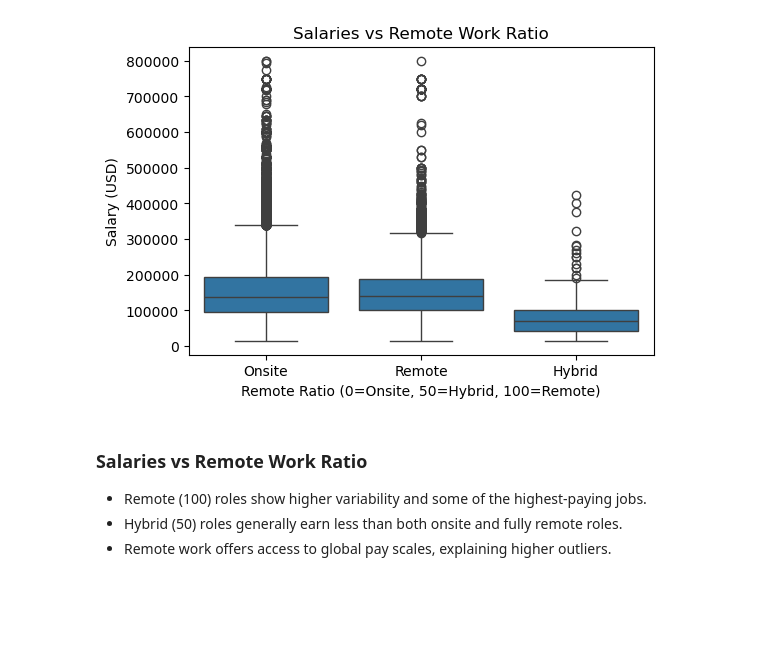
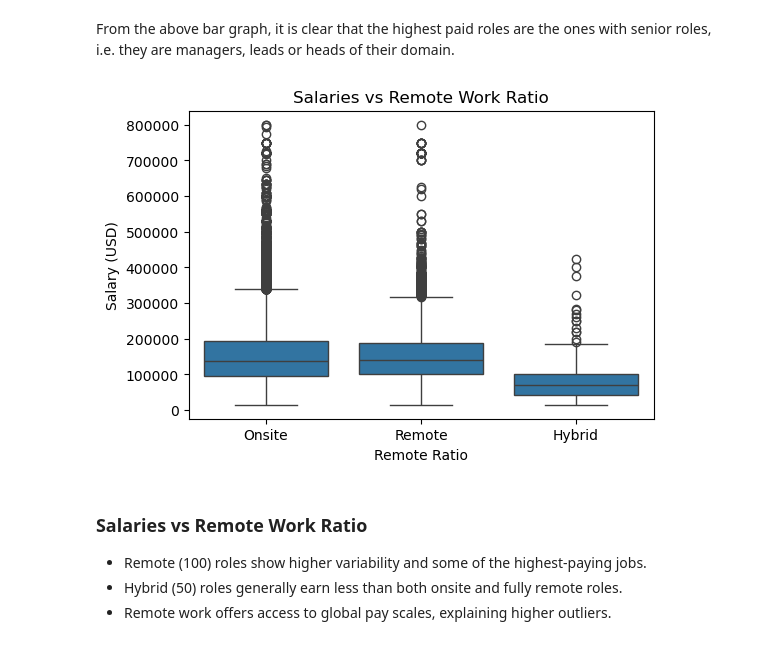
Before and after one commit to DhruvMangal007/ds-salary-trends-analysis, a Jupyter notebook: notebooks/02_exploratory_data_analysis.ipynb, the cells around one changed output. Drawn from its saved outputs; the diff is of its cells as text; code cells hidden in the pictures; blank space fills up the shorter version.

```diff
--- a/notebooks/02_exploratory_data_analysis.ipynb
+++ b/notebooks/02_exploratory_data_analysis.ipynb
@@ -35,17 +91,16 @@ plt.show()
+# %% [markdown]
+From the above bar graph, it is clear that the highest paid roles are the ones with senior roles, i.e. they are managers, leads or heads of their domain.
 # %%
-# --------------------------
-# 5. Salary by Remote Ratio
-# --------------------------
 
 if 'remote_ratio' in df.columns:
     plt.figure(figsize=(6,4))
     sns.boxplot(x='remote_ratio', y='salary_in_usd', data=df)
     plt.title("Salaries vs Remote Work Ratio")
-    plt.xlabel("Remote Ratio (0=Onsite, 50=Hybrid, 100=Remote)")
+    plt.xlabel("Remote Ratio")
     plt.ylabel("Salary (USD)")
     plt.show()
 # %% [output]
-[figure, old version]
+[figure, new version]
 # %% [markdown]
 ### Salaries vs Remote Work Ratio
 - Remote (100) roles show higher variability and some of the highest-paying jobs.
```
Also changed, not shown: parts of 8 cells of this notebook, 3 other files.
